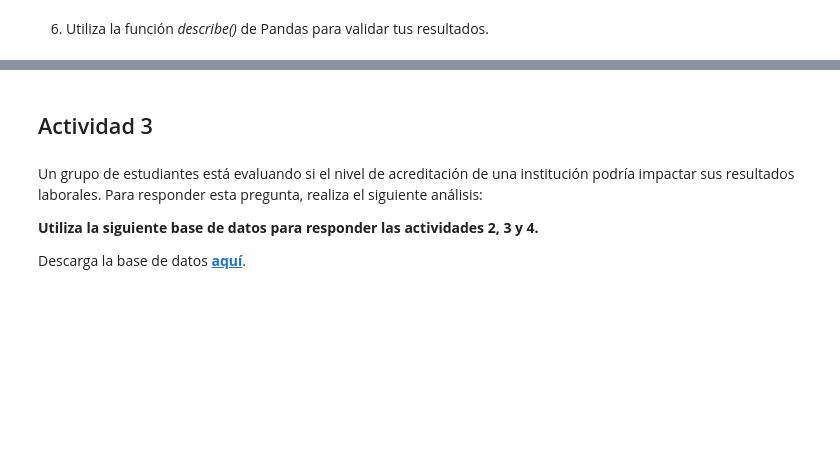
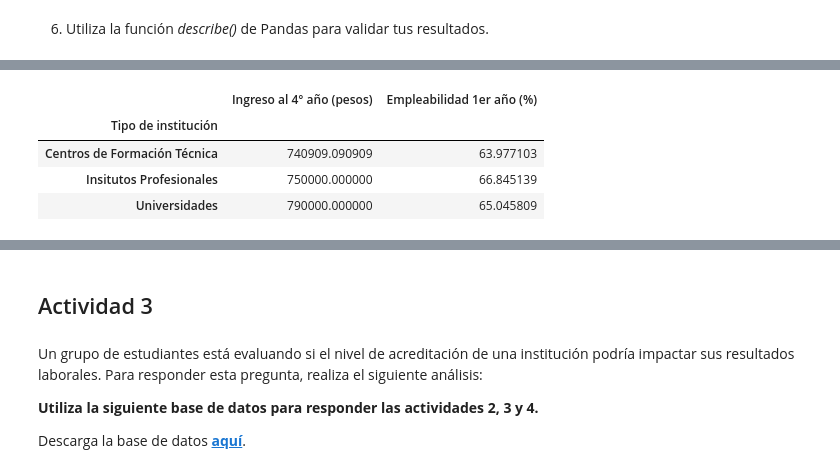
Before and after one commit to Jeanrenel92/labs-estadistica-desc, a Jupyter notebook: L4/Laboratorio_4_Medidas_de_Tendencia_Central_y_Percentiles.ipynb, the cells around one changed output, grey strips where cells are left out. Drawn from its saved outputs; the diff is of its cells as text; code cells hidden in the pictures; blank space fills up the shorter version.

```diff
--- a/L4/Laboratorio_4_Medidas_de_Tendencia_Central_y_Percentiles.ipynb
+++ b/L4/Laboratorio_4_Medidas_de_Tendencia_Central_y_Percentiles.ipynb
@@ -178,0 +237,12 @@ Name: Ingreso al 4° año (pesos), dtype: int64
+# %%
+comparacion = enfermeria.groupby("Tipo de institución")[
+    ["Ingreso al 4° año (pesos)", "Empleabilidad 1er año (%)"]
+].mean()
+
+comparacion
+# %% [output]
+|  | Ingreso al 4° año (pesos) | Empleabilidad 1er año (%) |
+| Tipo de institución |  |  |
+| Centros de Formación Técnica | 740909.090909 | 63.977103 |
+| Insitutos Profesionales | 750000.000000 | 66.845139 |
+| Universidades | 790000.000000 | 65.045809 |
```
Also changed, not shown: parts of 36 cells of this notebook, 3 other files.
